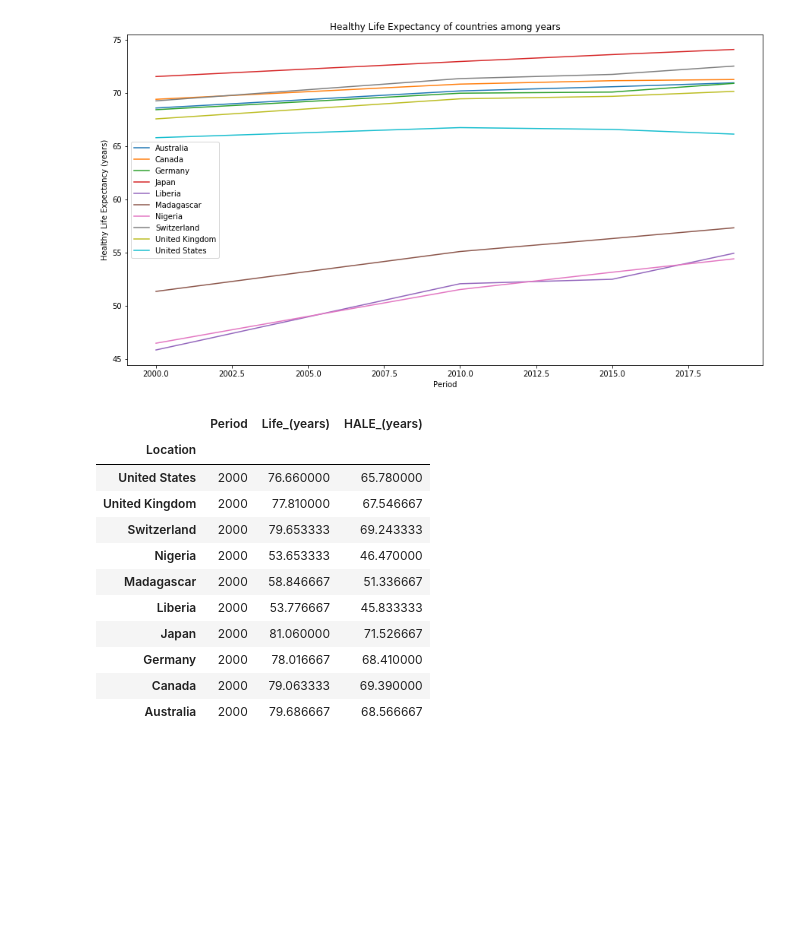
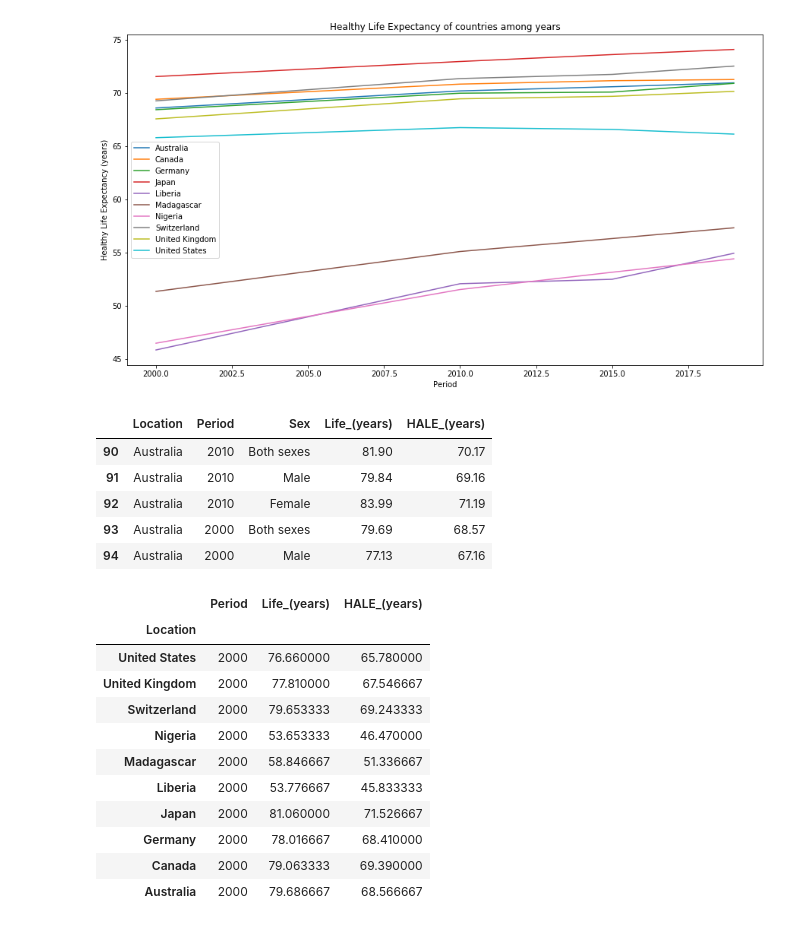
Before and after one commit to elstan-tmk/Life_expectancy_project, a Jupyter notebook: project_Elstan.ipynb, the cells around one changed output. Cells and saved outputs as stored; diff of their text form; code cells hidden in the pictures; blank space fills up the shorter version.

```diff
--- a/project_Elstan.ipynb
+++ b/project_Elstan.ipynb
@@ -81,9 +71,18 @@ plt.show()
 # %%
 life_2000 = pd.DataFrame(filtered_countries_df.query("Period == '2000'"))
 life_2010 = pd.DataFrame(filtered_countries_df.query("Period == '2010'"))
 life_2015 = pd.DataFrame(filtered_countries_df.query("Period == '2015'"))
+life_00and10 = filtered_countries_df.query("Period == 2000 | Period == 2010")
 
 years = [life_2000, life_2010, life_2015]
+life_00and10.head()
+# %% [output]
+|  | Location | Period | Sex | Life_(years) | HALE_(years) |
+| 90 | Australia | 2010 | Both sexes | 81.90 | 70.17 |
+| 91 | Australia | 2010 | Male | 79.84 | 69.16 |
+| 92 | Australia | 2010 | Female | 83.99 | 71.19 |
+| 93 | Australia | 2000 | Both sexes | 79.69 | 68.57 |
+| 94 | Australia | 2000 | Male | 77.13 | 67.16 |
 # %%
 # Group by mean for life expectancy for each country and make a bar chart for it
 numYears = ['2000', '2010', '2015']
```
Also changed, not shown: parts of 4 cells of this notebook, 8 other files.
